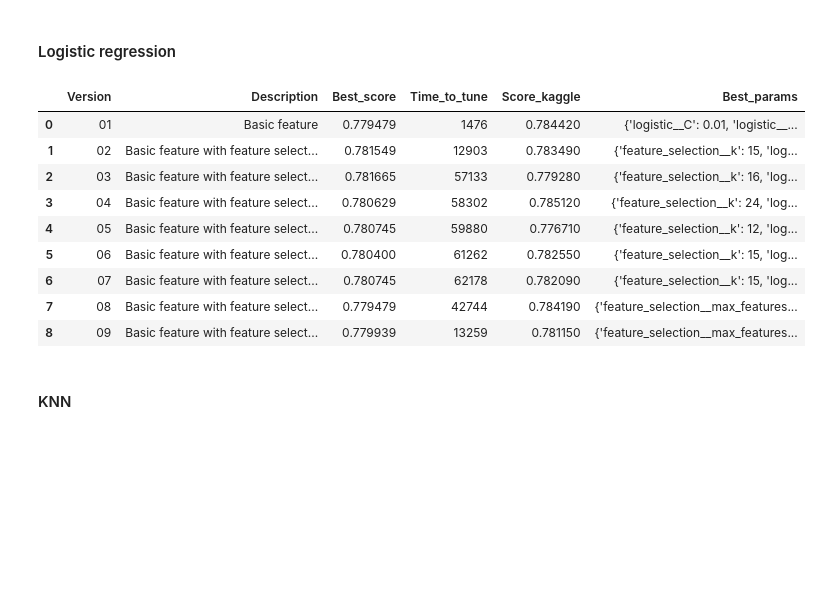
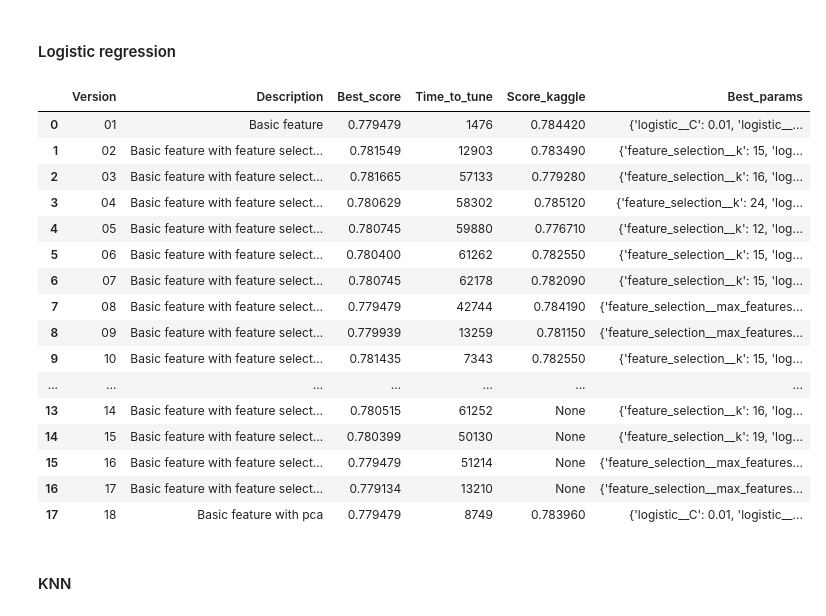
Before and after one commit to Kevin-Guyard/Titanic_Spaceship, a Jupyter notebook: Notebook.ipynb, the cells around one changed output. Drawn from its saved outputs; the diff is of its cells as text; code cells hidden in the pictures; blank space fills up the shorter version.

```diff
--- a/Notebook.ipynb
+++ b/Notebook.ipynb
@@ -1554,7 +1638,7 @@ analyze_model(
 # %% [markdown]
 ## Analysis
 # %%
-VERSIONS = [str(x) if x > 9 else "0" + str(x) for x in range(1, 10)]
+VERSIONS = [str(x) if x > 9 else "0" + str(x) for x in range(1, 19)]
 MODELS = ["logistic_regression", "knn", "svm", "gnb"]
 COLUMNS_ANALYSIS_BY_MODEL = ["Version", "Description", "Best_score", "Time_to_tune", "Score_kaggle", "Best_params"]
 COLUMNS_ANALYSIS_BY_VERSION = ["Name_model", "Best_score", "Time_to_tune", "Score_kaggle", "Best_params"]
@@ -1567,7 +1651,7 @@ DESCRIPTION_VERSIONS = {
     "06": "Basic feature with feature selection MI n=4",
     "07": "Basic feature with feature selection MI n=5",
     "08": "Basic feature with feature selection from rf",
-    "09": "Basic feature with feature selection from ridge + pca full",
+    "09": "Basic feature with feature selection from ridge",
     "10": "Basic feature with feature selection f_classif + pca full",
     "11": "Basic feature with feature selection MI n=1 + pca full",
     "12": "Basic feature with feature selection MI n=2 + pca full",
@@ -1587,35 +1671,41 @@ df_results = pd.DataFrame(columns=COLUMNS_ANALYSIS_BY_MODEL)
 NAME_MODEL = "logistic_regression"
 
 for version in VERSIONS:
 
     if os.path.exists(os.path.join(REPO_MODEL, NAME_MODEL + "__v" + version + ".json")):
         with open(os.path.join(REPO_MODEL, NAME_MODEL + "__v" + version + ".json"), "r") as file:
             data = json.load(file)
         df_results = pd.concat([
             df_results,
             pd.DataFrame({
                 "Version": [version],
                 "Description": DESCRIPTION_VERSIONS.get(version),
                 "Best_score": [data["best_score"]],
                 "Time_to_tune": [int(data["time_to_tune"])],
-                "Score_kaggle": [data["score_kaggle"]],
+                "Score_kaggle": [data["score_kaggle"]] if "score_kaggle" in data else None,
                 "Best_params": [data["best_params"]],
-
             })])
 
 df_results.reset_index(inplace=True, drop=True)
 df_results.style.apply(lambda row: ['background-color: yellow'] * df_results.shape[1] if row.Best_score == max(df_results.Best_score) else ['background-color: white'] * df_results.shape[1], axis=1)
 # %% [output]
 |  | Version | Description | Best_score | Time_to_tune | Score_kaggle | Best_params |
 | 0 | 01 | Basic feature | 0.779479 | 1476 | 0.784420 | {'logistic__C': 0.01, 'logistic__... |
 | 1 | 02 | Basic feature with feature select... | 0.781549 | 12903 | 0.783490 | {'feature_selection__k': 15, 'log... |
 | 2 | 03 | Basic feature with feature select... | 0.781665 | 57133 | 0.779280 | {'feature_selection__k': 16, 'log... |
 | 3 | 04 | Basic feature with feature select... | 0.780629 | 58302 | 0.785120 | {'feature_selection__k': 24, 'log... |
 | 4 | 05 | Basic feature with feature select... | 0.780745 | 59880 | 0.776710 | {'feature_selection__k': 12, 'log... |
 | 5 | 06 | Basic feature with feature select... | 0.780400 | 61262 | 0.782550 | {'feature_selection__k': 15, 'log... |
 | 6 | 07 | Basic feature with feature select... | 0.780745 | 62178 | 0.782090 | {'feature_selection__k': 15, 'log... |
 | 7 | 08 | Basic feature with feature select... | 0.779479 | 42744 | 0.784190 | {'feature_selection__max_features... |
 | 8 | 09 | Basic feature with feature select... | 0.779939 | 13259 | 0.781150 | {'feature_selection__max_features... |
+| 9 | 10 | Basic feature with feature select... | 0.781435 | 7343 | 0.782550 | {'feature_selection__k': 15, 'log... |
+| ... | ... | ... | ... | ... | ... | ... |
+| 13 | 14 | Basic feature with feature select... | 0.780515 | 61252 | None | {'feature_selection__k': 16, 'log... |
+| 14 | 15 | Basic feature with feature select... | 0.780399 | 50130 | None | {'feature_selection__k': 19, 'log... |
+| 15 | 16 | Basic feature with feature select... | 0.779479 | 51214 | None | {'feature_selection__max_features... |
+| 16 | 17 | Basic feature with feature select... | 0.779134 | 13210 | None | {'feature_selection__max_features... |
+| 17 | 18 | Basic feature with pca | 0.779479 | 8749 | 0.783960 | {'logistic__C': 0.01, 'logistic__... |
 # %% [markdown]
 #### KNN
 # %%
```
Also changed, not shown: parts of 17 cells of this notebook, 33 other files.
